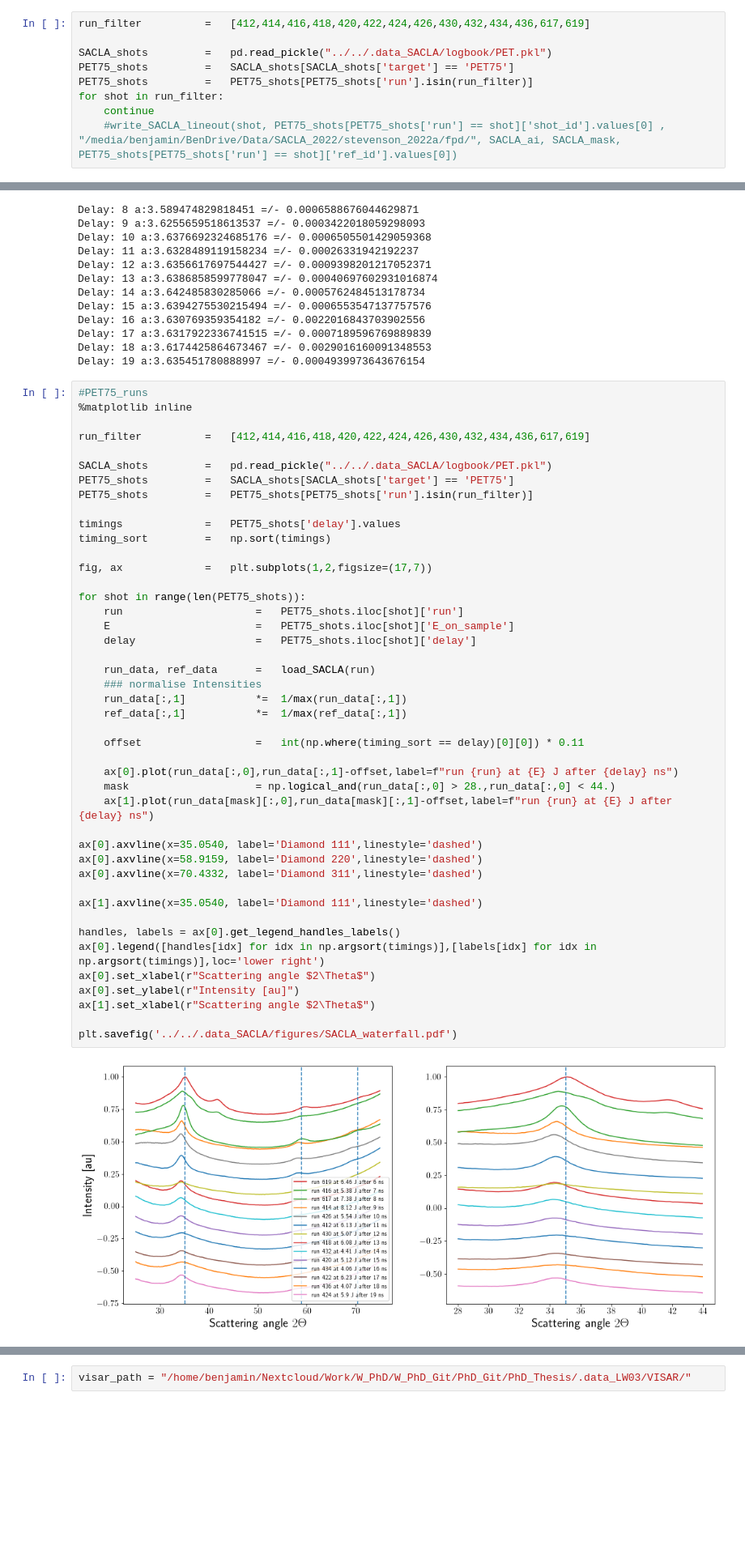
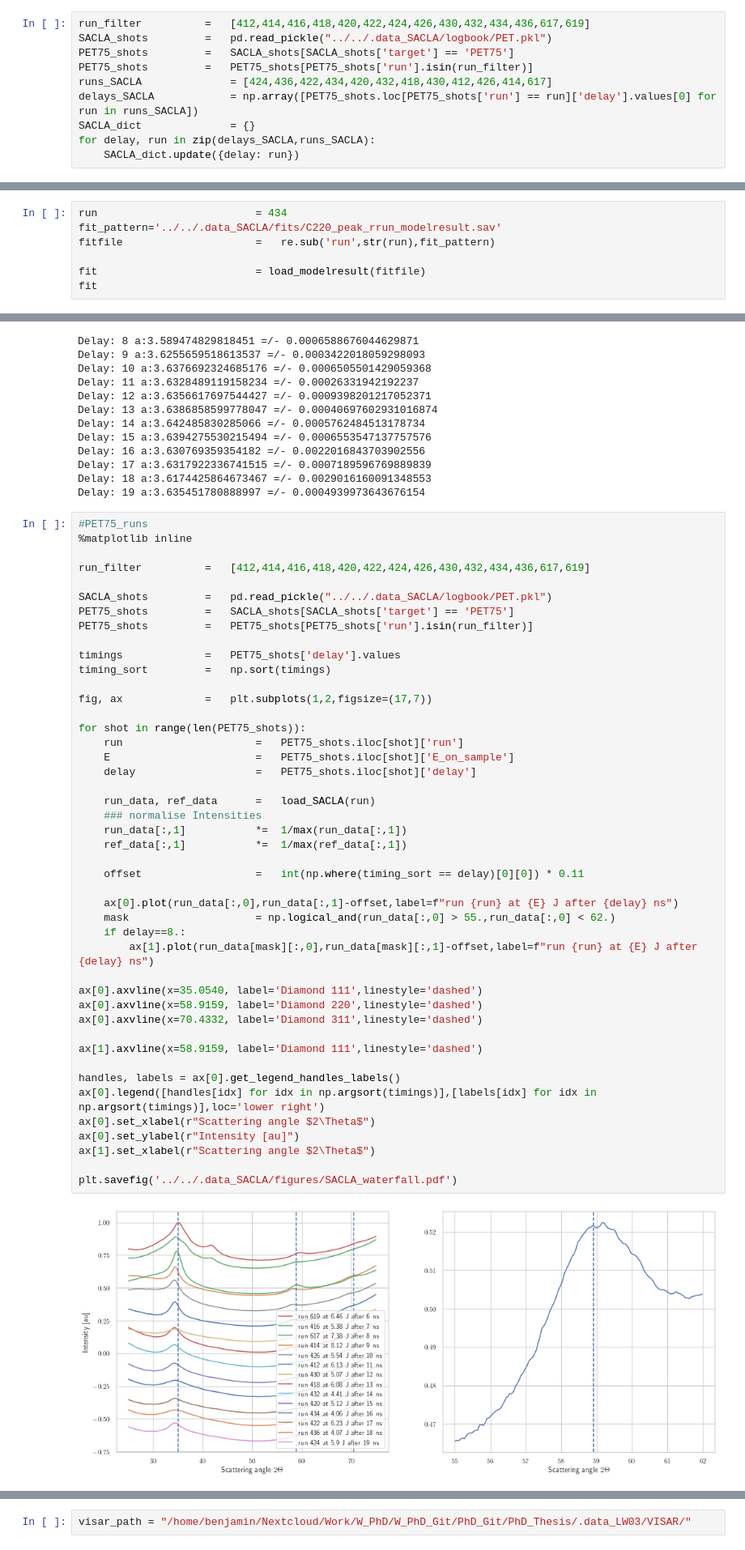
Before and after one commit to HeuserB/PhD_Thesis, a Jupyter notebook: notebooks/diamond_formation_LW03/diamond_formation.ipynb, the cells around one changed output, grey strips where cells are left out. Shown: that part at 81% size. Drawn from its saved outputs; the diff is of its cells as text; blank space fills up the shorter version.

Commit message:
Added plotting and cleaned up code partially

```diff
--- a/notebooks/diamond_formation_LW03/diamond_formation.ipynb
+++ b/notebooks/diamond_formation_LW03/diamond_formation.ipynb
@@ -215,9 +72,10 @@ Hugoniot state is hard to determine because of lack of VISAR but breakout is at
 # %%
 run_filter          =   [412,414,416,418,420,422,424,426,430,432,434,436,617,619]
-
 SACLA_shots         =   pd.read_pickle("../../.data_SACLA/logbook/PET.pkl")
 PET75_shots         =   SACLA_shots[SACLA_shots['target'] == 'PET75']
 PET75_shots         =   PET75_shots[PET75_shots['run'].isin(run_filter)]
-for shot in run_filter:
-    continue
-    #write_SACLA_lineout(shot, PET75_shots[PET75_shots['run'] == shot]['shot_id'].values[0] , "/media/benjamin/BenDrive/Data/SACLA_2022/stevenson_2022a/fpd/", SACLA_ai, SACLA_mask, PET75_shots[PET75_shots['run'] == shot]['ref_id'].values[0])
+runs_SACLA              = [424,436,422,434,420,432,418,430,412,426,414,617]
+delays_SACLA            = np.array([PET75_shots.loc[PET75_shots['run'] == run]['delay'].values[0] for run in runs_SACLA])
+SACLA_dict              = {}
+for delay, run in zip(delays_SACLA,runs_SACLA):
+    SACLA_dict.update({delay: run})
@@ -623,0 +175,7 @@ plt.savefig('../../../../../W_PhD_Articles/Heuser_ND_recovery/figures/TempDiamon
+# %%
+run                         = 434
+fit_pattern='../../.data_SACLA/fits/C220_peak_rrun_modelresult.sav'
+fitfile                     =   re.sub('run',str(run),fit_pattern)
+
+fit                         = load_modelresult(fitfile)
+fit
@@ -652,37 +305,38 @@ timing_sort         =   np.sort(timings)
 
 fig, ax             =   plt.subplots(1,2,figsize=(17,7))
 
 for shot in range(len(PET75_shots)):
     run                     =   PET75_shots.iloc[shot]['run']
     E                       =   PET75_shots.iloc[shot]['E_on_sample']
     delay                   =   PET75_shots.iloc[shot]['delay']
 
     run_data, ref_data      =   load_SACLA(run)
     ### normalise Intensities
     run_data[:,1]           *=  1/max(run_data[:,1])
     ref_data[:,1]           *=  1/max(ref_data[:,1])
 
     offset                  =   int(np.where(timing_sort == delay)[0][0]) * 0.11
 
     ax[0].plot(run_data[:,0],run_data[:,1]-offset,label=f"run {run} at {E} J after {delay} ns")
-    mask                    = np.logical_and(run_data[:,0] > 28.,run_data[:,0] < 44.)
-    ax[1].plot(run_data[mask][:,0],run_data[mask][:,1]-offset,label=f"run {run} at {E} J after {delay} ns")
+    mask                    = np.logical_and(run_data[:,0] > 55.,run_data[:,0] < 62.)
+    if delay==8.:
+        ax[1].plot(run_data[mask][:,0],run_data[mask][:,1]-offset,label=f"run {run} at {E} J after {delay} ns")
 
 ax[0].axvline(x=35.0540, label='Diamond 111',linestyle='dashed')
 ax[0].axvline(x=58.9159, label='Diamond 220',linestyle='dashed')
 ax[0].axvline(x=70.4332, label='Diamond 311',linestyle='dashed')
 
-ax[1].axvline(x=35.0540, label='Diamond 111',linestyle='dashed')
+ax[1].axvline(x=58.9159, label='Diamond 111',linestyle='dashed')
 
 handles, labels = ax[0].get_legend_handles_labels()
 ax[0].legend([handles[idx] for idx in np.argsort(timings)],[labels[idx] for idx in np.argsort(timings)],loc='lower right')
 ax[0].set_xlabel(r"Scattering angle $2\Theta$")
 ax[0].set_ylabel(r"Intensity [au]")
 ax[1].set_xlabel(r"Scattering angle $2\Theta$")
 
 plt.savefig('../../.data_SACLA/figures/SACLA_waterfall.pdf')
 # %% [output]
-[figure, old version]
+[figure, new version]
 # %%
 #init_fits_SACLA([414,426,412,430,418,432,420,434,422,436,424], modeltype="combined", include_PET=False)
 #init_fits_SACLA([436], modeltype="combined", include_PET=False)
```
Also changed, not shown: parts of 20 cells of this notebook, 9 other files.
